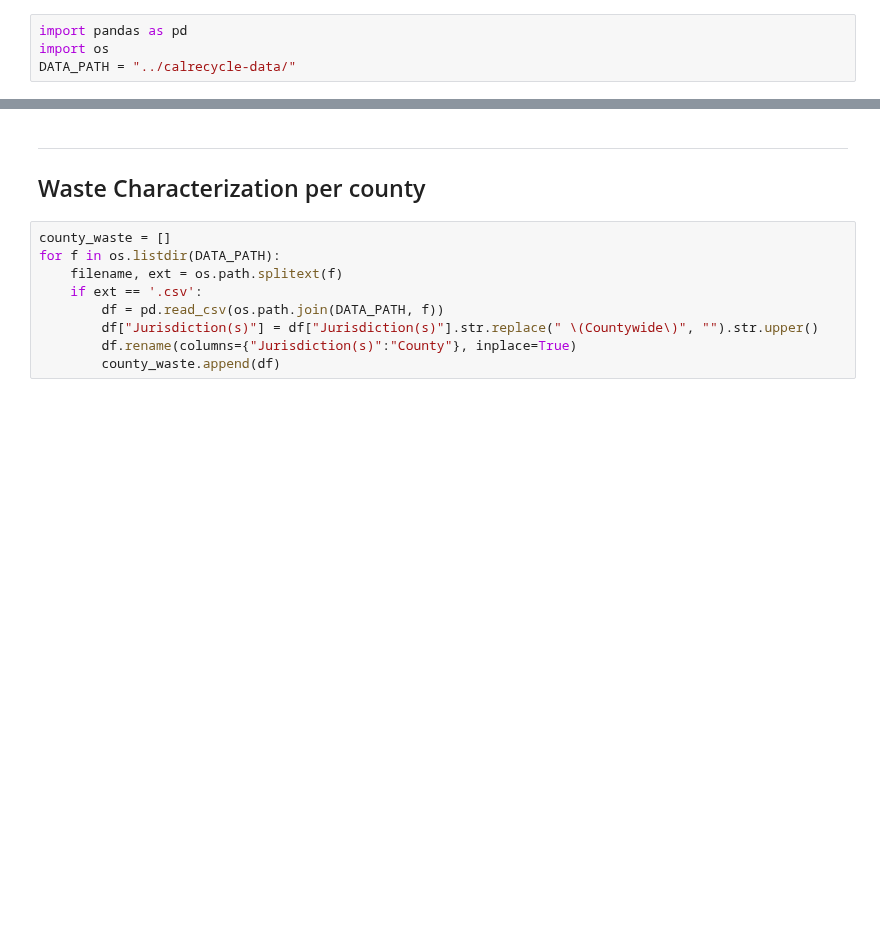
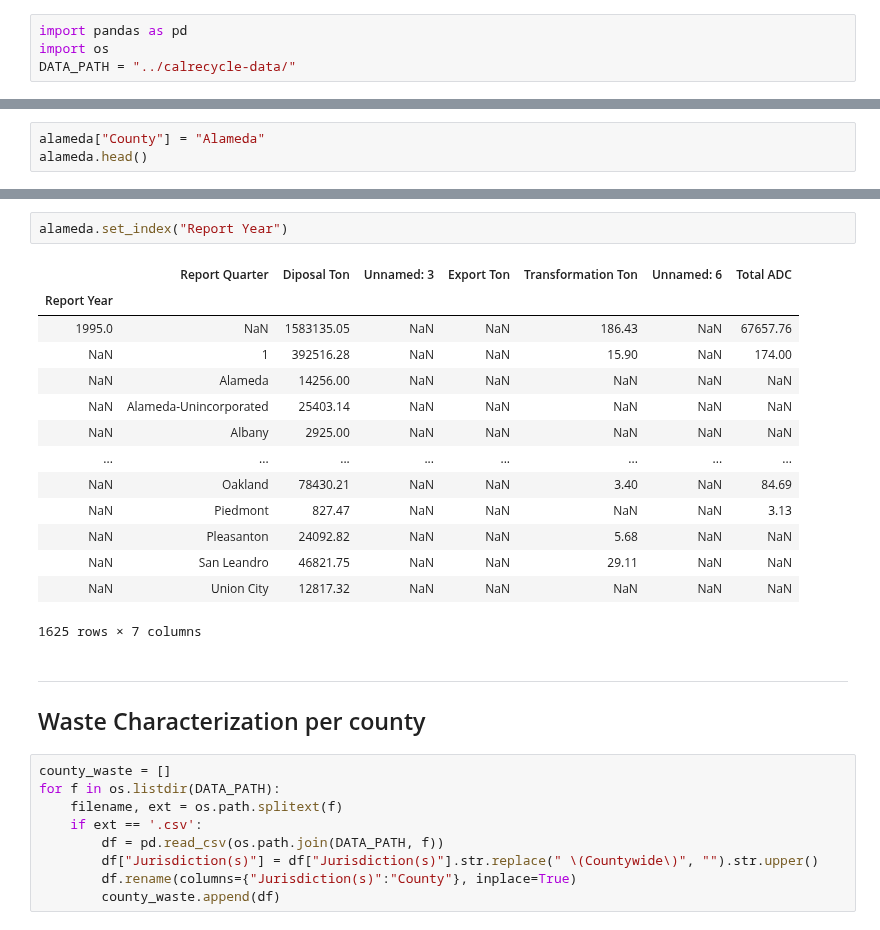
Before and after one commit to matthew-y-dong/ca-waste, a Jupyter notebook: preprocess-data/concat-calrecycle-data.ipynb, the cells around one changed output, grey strips where cells are left out. Cells and saved outputs as stored; diff of their text form; blank space fills up the shorter version.

```diff
--- a/preprocess-data/concat-calrecycle-data.ipynb
+++ b/preprocess-data/concat-calrecycle-data.ipynb
@@ -6,0 +85,3 @@ DATA_PATH = "../calrecycle-data/"
+# %%
+alameda["County"] = "Alameda"
+alameda.head()
@@ -7,3 +95,20 @@ DATA_PATH = "../calrecycle-data/"
+# %%
+alameda.set_index("Report Year")
+# %% [output]
+|  | Report Quarter | Diposal Ton | Unnamed: 3 | Export Ton | Transformation Ton | Unnamed: 6 | Total ADC |
+| Report Year |  |  |  |  |  |  |  |
+| 1995.0 | NaN | 1583135.05 | NaN | NaN | 186.43 | NaN | 67657.76 |
+| NaN | 1 | 392516.28 | NaN | NaN | 15.90 | NaN | 174.00 |
+| NaN | Alameda | 14256.00 | NaN | NaN | NaN | NaN | NaN |
+| NaN | Alameda-Unincorporated | 25403.14 | NaN | NaN | NaN | NaN | NaN |
+| NaN | Albany | 2925.00 | NaN | NaN | NaN | NaN | NaN |
+| ... | ... | ... | ... | ... | ... | ... | ... |
+| NaN | Oakland | 78430.21 | NaN | NaN | 3.40 | NaN | 84.69 |
+| NaN | Piedmont | 827.47 | NaN | NaN | NaN | NaN | 3.13 |
+| NaN | Pleasanton | 24092.82 | NaN | NaN | 5.68 | NaN | NaN |
+| NaN | San Leandro | 46821.75 | NaN | NaN | 29.11 | NaN | NaN |
+| NaN | Union City | 12817.32 | NaN | NaN | NaN | NaN | NaN |
+1625 rows × 7 columns
 # %% [markdown]
 ---
 
```
Also changed, not shown: parts of 11 cells of this notebook, 2 other files.
